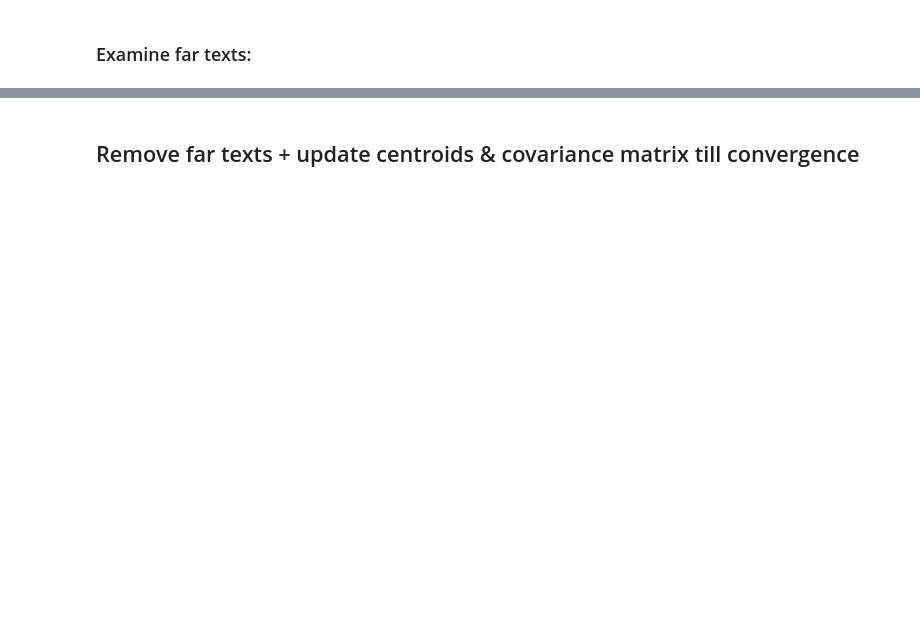
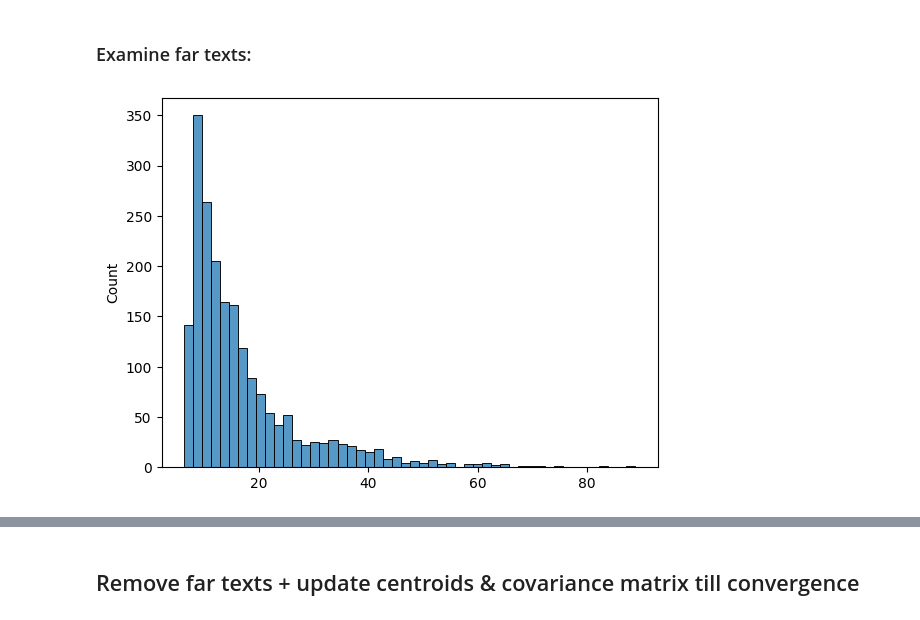
Before and after one commit to vladimirKarlov01/noise-in-abs-sum, a Jupyter notebook: noise-in-abs-sum.ipynb, the cells around one changed output, grey strips where cells are left out. Saved outputs shown, nothing was run; the diff lists cells and outputs as text; code cells hidden in the pictures; blank space fills up the shorter version.

```diff
--- a/noise-in-abs-sum.ipynb
+++ b/noise-in-abs-sum.ipynb
@@ -174,32 +212,42 @@ device = cuda
 # %%
-from tqdm.notebook import tqdm
+from tqdm import tqdm
 
 ebm_size = 768
 tokens_max_length = 512
 # tokens_max_length = 128
+ignore_padding = False
 
 hs_text_embeddings = torch.Tensor([]).reshape(0, ebm_size).to(device)
 model.eval()
 
-# batch_size = 32
+# batch_size = 2
 batch_size = 128
 for idx in tqdm(range(0, len(df), batch_size)):
-    batch_att_masks = torch.Tensor([]).reshape(0, tokens_max_length).to(device)
     batch = df[idx : min(len(df), idx + batch_size)]['text'].tolist()
-
     encoded = tokenizer(batch, max_length=tokens_max_length, padding='max_length',
                         truncation=True, return_tensors='pt')
     encoded = {key:value.to(device) for key, value in encoded.items()}  # положили на девайс
-    batch_att_masks = torch.cat((batch_att_masks, encoded['attention_mask'].to(device)))
-
+    batch_att_masks = encoded['attention_mask'].to(device)
+    # print(batch_att_masks[0].sum())
     with torch.no_grad():
         outputs = model(**encoded)
         last_hidden_state = outputs.hidden_states[-1]
+        # print('l_hs shape:', last_hidden_state.shape)
+        # print('batch_att_masks shape:', batch_att_masks.unsqueeze(-1).shape)
 
         # без учета паддинга -- torch.mean(last_hidden_state, dim=1)
         # если хотим учитывать паддинг в знаменателе среднего -- просто torch.mean(tmp, dim=1)
-        new_text_embs = torch.sum(batch_att_masks.unsqueeze(-1) * last_hidden_state, dim=1) / torch.sum(batch_att_masks.unsqueeze(-1), dim=1)
+        if ignore_padding:
+            new_text_embs = torch.sum(batch_att_masks.unsqueeze(-1) * last_hidden_state, dim=1) /\
+                            torch.sum(batch_att_masks.unsqueeze(-1), dim=1)
+        else:
+            new_text_embs = torch.mean(batch_att_masks.unsqueeze(-1) * last_hidden_state, dim=1)
+
+        # print(torch.sum(batch_att_masks.unsqueeze(-1), dim=1))
+        # print((batch_att_masks.unsqueeze(-1) * last_hidden_state))
+        # print(new_text_embs.shape)
         hs_text_embeddings = torch.cat((hs_text_embeddings, new_text_embs))
+        # print(hs_text_embeddings)
 # %%
 hs_text_embeddings = hs_text_embeddings.detach().cpu()
 # %%
@@ -386,3 +490,12 @@ torch.Size([14436, 1])
 # %% [markdown]
 ### Examine far texts:
+# %%
+df['MD'] = dists
+# df['label'] = torch.cat([torch.zeros(14436), torch.ones(len(df) - 14436)])
+df['label'] = torch.cat([torch.zeros(20000), torch.ones(len(df) - 20000)])
+# %%
+sns.histplot(dists[df['label'] == 1].squeeze(), bins=50)
+plt.show()
+# %% [output]
+[figure, added]
 # %%
```
Also changed, not shown: parts of 56 cells of this notebook, 2 other files.
